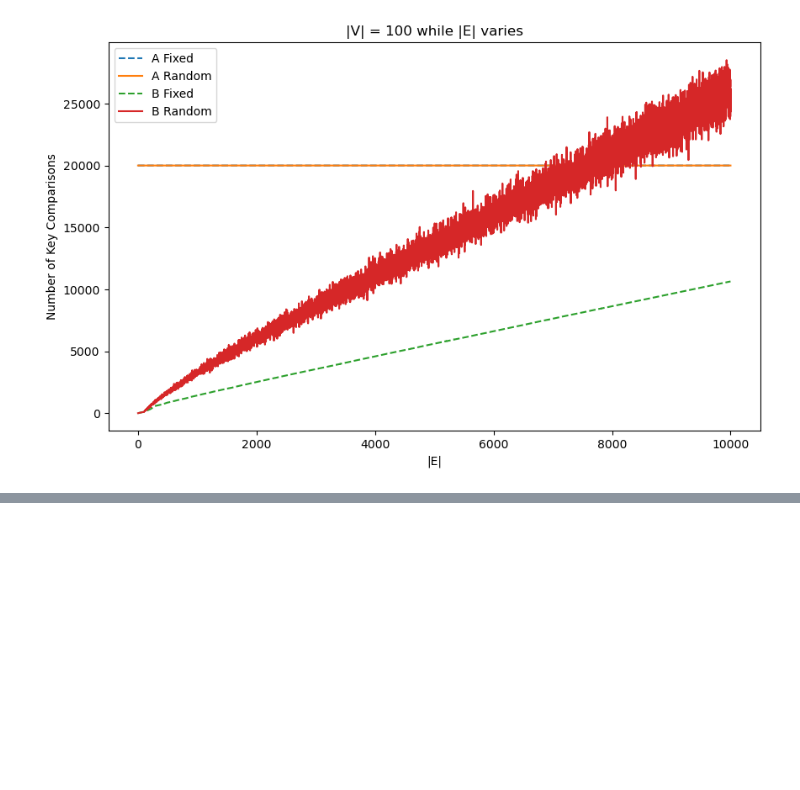
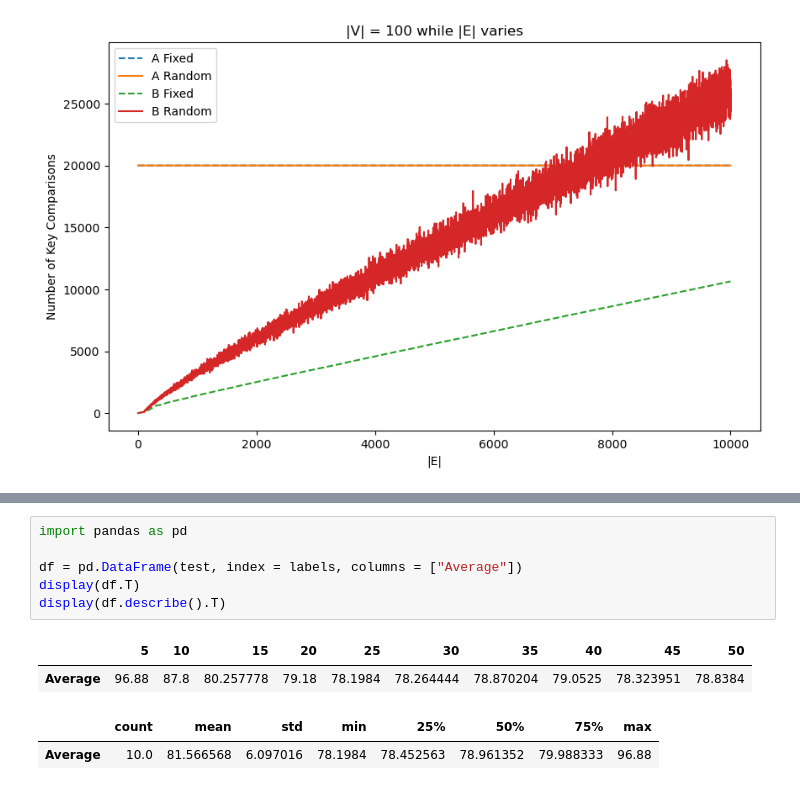
Before and after one commit to TiangSoonYong/SC2001-Team-7, a Jupyter notebook: Example 2/Example 2.ipynb, the cells around one changed output, grey strips where cells are left out. Cells and saved outputs as stored; diff of their text form; blank space fills up the shorter version.

```diff
--- a/Example 2/Example 2.ipynb
+++ b/Example 2/Example 2.ipynb
@@ -853,0 +776,11 @@ print(np.average(test))
+# %%
+import pandas as pd
+
+df = pd.DataFrame(test, index = labels, columns = ["Average"])
+display(df.T)
+display(df.describe().T)
+# %% [output]
+|  | 5 | 10 | 15 | 20 | 25 | 30 | 35 | 40 | 45 | 50 |
+| Average | 96.88 | 87.8 | 80.257778 | 79.18 | 78.1984 | 78.264444 | 78.870204 | 79.0525 | 78.323951 | 78.8384 |
+|  | count | mean | std | min | 25% | 50% | 75% | max |
+| Average | 10.0 | 81.566568 | 6.097016 | 78.1984 | 78.452563 | 78.961352 | 79.988333 | 96.88 |
```
Also changed, not shown: parts of 5 cells of this notebook.
